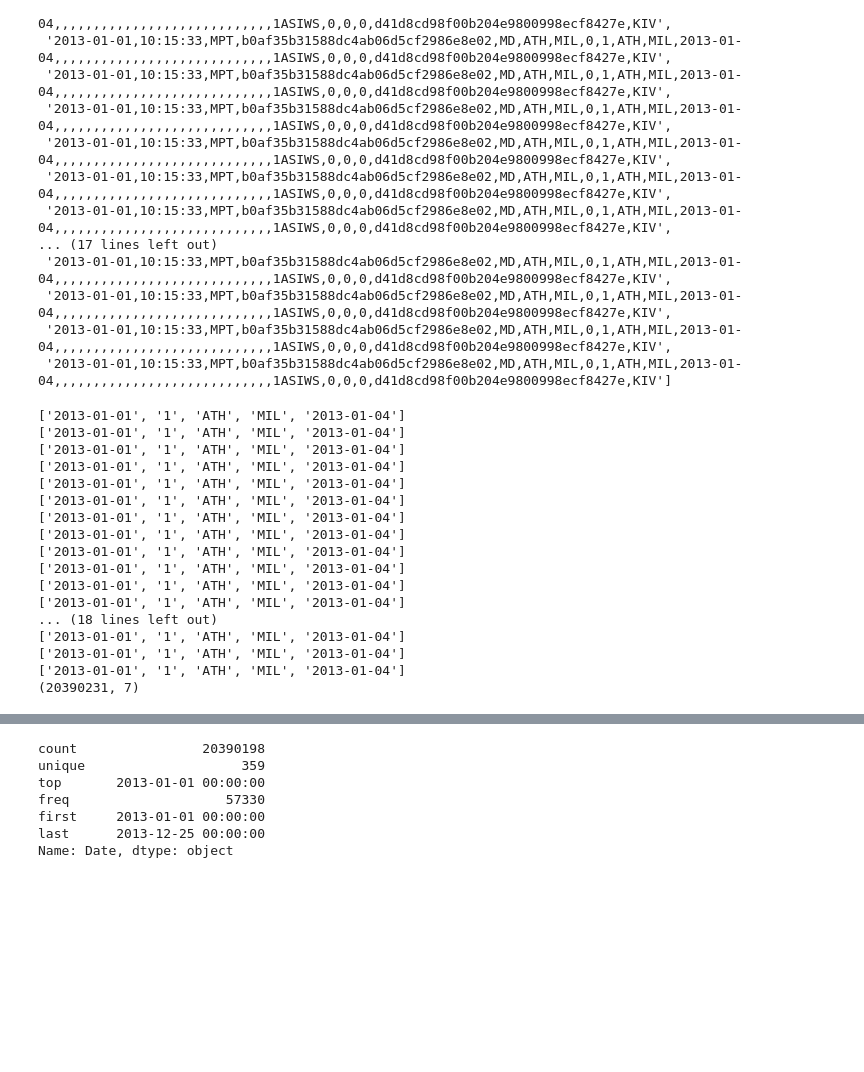
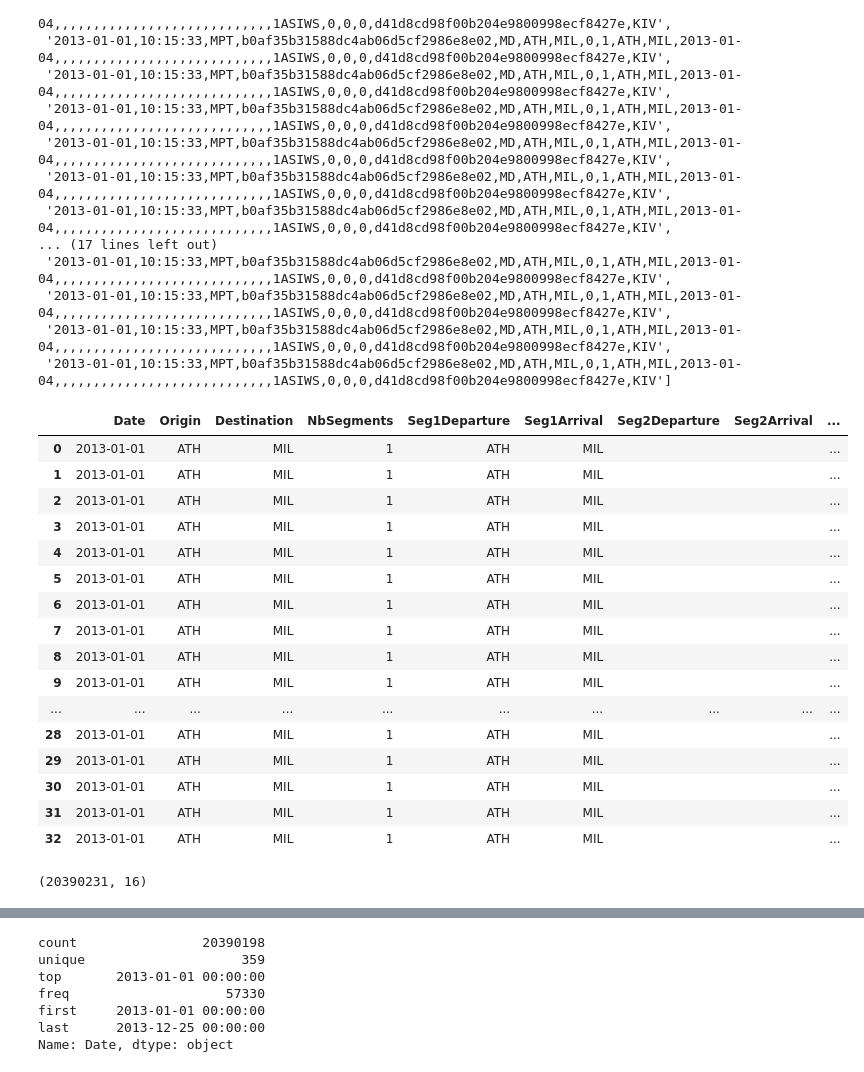
Before and after one commit to frallain/amadeus_challenge, a Jupyter notebook: amadeus_challenge.ipynb, the cells around one changed output, grey strips where cells are left out. Cells and saved outputs as stored; diff of their text form; code cells hidden in the pictures; blank space fills up the shorter version.

```diff
--- a/amadeus_challenge.ipynb
+++ b/amadeus_challenge.ipynb
@@ -235,0 +234,18 @@ searches = pd.read_csv('searches.csv', sep='^', usecols=('Date','Origin','Destin
+# %%
+used_columns = ['Date',
+                 'Origin',
+                 'Destination',
+                 'NbSegments',
+                 'Seg1Departure',
+                 'Seg1Arrival',
+                 'Seg2Departure',
+                 'Seg2Arrival',
+                 'Seg3Departure',
+                 'Seg3Arrival',
+                 'Seg4Departure',
+                 'Seg4Arrival',
+                 'Seg5Departure',
+                 'Seg5Arrival',
+                 'Seg6Departure',
+                 'Seg6Arrival' ]
+searches = pd.read_csv('searches.csv', sep='^', usecols=used_columns)
@@ -260,37 +285,34 @@ errors.Date.tolist()
  '2013-01-01,10:15:33,MPT,b0af35b31588dc4ab06d5cf2986e8e02,MD,ATH,MIL,0,1,ATH,MIL,2013-01-04,,,,,,,,,,,,,,,,,,,,,,,,,,,,1ASIWS,0,0,0,d41d8cd98f00b204e9800998ecf8427e,KIV',
  '2013-01-01,10:15:33,MPT,b0af35b31588dc4ab06d5cf2986e8e02,MD,ATH,MIL,0,1,ATH,MIL,2013-01-04,,,,,,,,,,,,,,,,,,,,,,,,,,,,1ASIWS,0,0,0,d41d8cd98f00b204e9800998ecf8427e,KIV']
 # %%
-for error in errors.Date.tolist():
-    Date,Time,TxnCode,OfficeID,Country,Origin,Destination,RoundTrip,NbSegments,Seg1Departure,Seg1Arrival,Seg1Date,Seg1Carrier,Seg1BookingCode,Seg2Departure,Seg2Arrival,Seg2Date,Seg2Carrier,Seg2BookingCode,Seg3Departure,Seg3Arrival,Seg3Date,Seg3Carrier,Seg3BookingCode,Seg4Departure,Seg4Arrival,Seg4Date,Seg4Carrier,Seg4BookingCode,Seg5Departure,Seg5Arrival,Seg5Date,Seg5Carrier,Seg5BookingCode,Seg6Departure,Seg6Arrival,Seg6Date,Seg6Carrier,Seg6BookingCode,From,IsPublishedForNeg,IsFromInternet,IsFromVista,TerminalID,InternetOffice = error.split(',')
-    print [Date, NbSegments, Seg1Departure, Seg1Arrival, Seg1Date]
-
-    searches = searches.append({'Date':Date,
-                                'Origin':Origin,
-                                'Destination':Destination,
-                                'NbSegments':int(NbSegments),
-                                'Seg1Departure':Seg1Departure,
-                                'Seg1Arrival':Seg1Arrival,
-                                'Seg1Date':Seg1Date},
-                               ignore_index=True)
-print searches.shape
+df_err = pd.DataFrame([line.split(',') for line in errors.Date.tolist()])
+df_err.columns = 'Date,Time,TxnCode,OfficeID,Country,Origin,Destination,RoundTrip,NbSegments,Seg1Departure,Seg1Arrival,Seg1Date,Seg1Carrier,Seg1BookingCode,Seg2Departure,Seg2Arrival,Seg2Date,Seg2Carrier,Seg2BookingCode,Seg3Departure,Seg3Arrival,Seg3Date,Seg3Carrier,Seg3BookingCode,Seg4Departure,Seg4Arrival,Seg4Date,Seg4Carrier,Seg4BookingCode,Seg5Departure,Seg5Arrival,Seg5Date,Seg5Carrier,Seg5BookingCode,Seg6Departure,Seg6Arrival,Seg6Date,Seg6Carrier,Seg6BookingCode,From,IsPublishedForNeg,IsFromInternet,IsFromVista,TerminalID,InternetOffice'.split(',')
+df_err = df_err[used_columns]
+df_err.NbSegments = df_err.NbSegments.astype(int)
+df_err
 # %% [output]
-['2013-01-01', '1', 'ATH', 'MIL', '2013-01-04']
-['2013-01-01', '1', 'ATH', 'MIL', '2013-01-04']
-['2013-01-01', '1', 'ATH', 'MIL', '2013-01-04']
-['2013-01-01', '1', 'ATH', 'MIL', '2013-01-04']
-['2013-01-01', '1', 'ATH', 'MIL', '2013-01-04']
-['2013-01-01', '1', 'ATH', 'MIL', '2013-01-04']
-['2013-01-01', '1', 'ATH', 'MIL', '2013-01-04']
-['2013-01-01', '1', 'ATH', 'MIL', '2013-01-04']
-['2013-01-01', '1', 'ATH', 'MIL', '2013-01-04']
-['2013-01-01', '1', 'ATH', 'MIL', '2013-01-04']
-['2013-01-01', '1', 'ATH', 'MIL', '2013-01-04']
-['2013-01-01', '1', 'ATH', 'MIL', '2013-01-04']
-... (18 lines left out)
-['2013-01-01', '1', 'ATH', 'MIL', '2013-01-04']
-['2013-01-01', '1', 'ATH', 'MIL', '2013-01-04']
-['2013-01-01', '1', 'ATH', 'MIL', '2013-01-04']
-(20390231, 7)
+|  | Date | Origin | Destination | NbSegments | Seg1Departure | Seg1Arrival | Seg2Departure | Seg2Arrival | ... |
+| 0 | 2013-01-01 | ATH | MIL | 1 | ATH | MIL |  |  | ... |
+| 1 | 2013-01-01 | ATH | MIL | 1 | ATH | MIL |  |  | ... |
+| 2 | 2013-01-01 | ATH | MIL | 1 | ATH | MIL |  |  | ... |
+| 3 | 2013-01-01 | ATH | MIL | 1 | ATH | MIL |  |  | ... |
+| 4 | 2013-01-01 | ATH | MIL | 1 | ATH | MIL |  |  | ... |
+| 5 | 2013-01-01 | ATH | MIL | 1 | ATH | MIL |  |  | ... |
+| 6 | 2013-01-01 | ATH | MIL | 1 | ATH | MIL |  |  | ... |
+| 7 | 2013-01-01 | ATH | MIL | 1 | ATH | MIL |  |  | ... |
+| 8 | 2013-01-01 | ATH | MIL | 1 | ATH | MIL |  |  | ... |
+| 9 | 2013-01-01 | ATH | MIL | 1 | ATH | MIL |  |  | ... |
+| ... | ... | ... | ... | ... | ... | ... | ... | ... | ... |
+| 28 | 2013-01-01 | ATH | MIL | 1 | ATH | MIL |  |  | ... |
+| 29 | 2013-01-01 | ATH | MIL | 1 | ATH | MIL |  |  | ... |
+| 30 | 2013-01-01 | ATH | MIL | 1 | ATH | MIL |  |  | ... |
+| 31 | 2013-01-01 | ATH | MIL | 1 | ATH | MIL |  |  | ... |
+| 32 | 2013-01-01 | ATH | MIL | 1 | ATH | MIL |  |  | ... |
+# %%
+searches = searches.append(df_err)
+print searches.shape
+# %% [output]
+(20390231, 16)
 # %%
 print searches.shape
 errors.index
```
Also changed, not shown: parts of 25 cells of this notebook.
